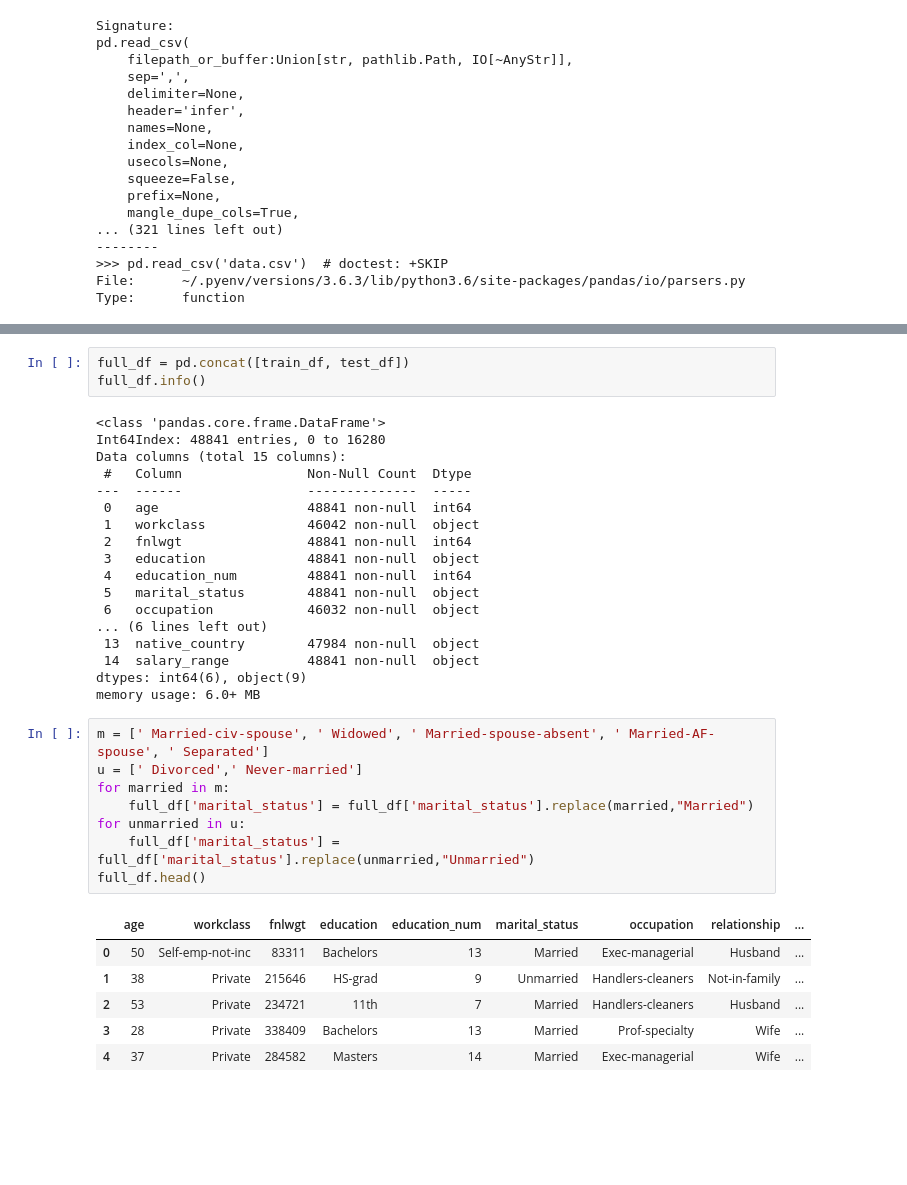
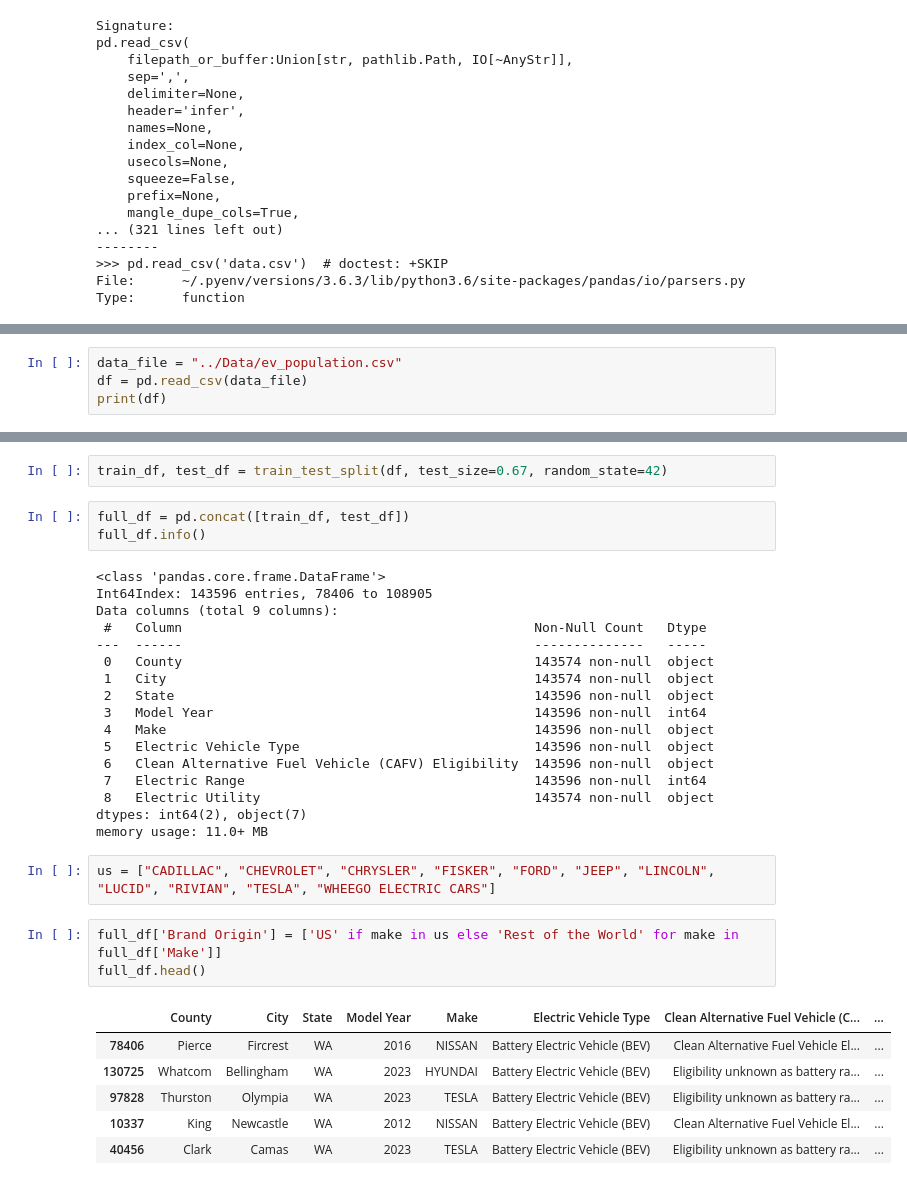
Before and after one commit to sabareesh-chinta/SeeDB-Results-Reproduction-Using-Census-Data, a Jupyter notebook: Code/preprocessing_csv.ipynb, the cells around one changed output, grey strips where cells are left out. Drawn from its saved outputs; the diff is of its cells as text; blank space fills up the shorter version.

```diff
--- a/Code/preprocessing_csv.ipynb
+++ b/Code/preprocessing_csv.ipynb
@@ -42,0 +47,4 @@ test_df = pd.read_csv("../Data/adult_test.csv", header=0, names = headers, na_va
+# %%
+data_file = "../Data/ev_population.csv"
+df = pd.read_csv(data_file)
+print(df)
@@ -43,39 +69,37 @@ test_df = pd.read_csv("../Data/adult_test.csv", header=0, names = headers, na_va
+# %%
+train_df, test_df = train_test_split(df, test_size=0.67, random_state=42)
 # %%
 full_df = pd.concat([train_df, test_df])
 full_df.info()
 # %% [output]
 <class 'pandas.core.frame.DataFrame'>
-Int64Index: 48841 entries, 0 to 16280
-Data columns (total 15 columns):
- #   Column                Non-Null Count  Dtype
----  ------                --------------  -----
- 0   age                   48841 non-null  int64
- 1   workclass             46042 non-null  object
- 2   fnlwgt                48841 non-null  int64
- 3   education             48841 non-null  object
- 4   education_num         48841 non-null  int64
- 5   marital_status        48841 non-null  object
- 6   occupation            46032 non-null  object
-... (6 lines left out)
- 13  native_country        47984 non-null  object
- 14  salary_range          48841 non-null  object
-dtypes: int64(6), object(9)
-memory usage: 6.0+ MB
+Int64Index: 143596 entries, 78406 to 108905
+Data columns (total 9 columns):
+ #   Column                                             Non-Null Count   Dtype
+---  ------                                             --------------   -----
+ 0   County                                             143574 non-null  object
+ 1   City                                               143574 non-null  object
+ 2   State                                              143596 non-null  object
+ 3   Model Year                                         143596 non-null  int64
+ 4   Make                                               143596 non-null  object
+ 5   Electric Vehicle Type                              143596 non-null  object
+ 6   Clean Alternative Fuel Vehicle (CAFV) Eligibility  143596 non-null  object
+ 7   Electric Range                                     143596 non-null  int64
+ 8   Electric Utility                                   143574 non-null  object
+dtypes: int64(2), object(7)
+memory usage: 11.0+ MB
-# %%
-m = [' Married-civ-spouse', ' Widowed', ' Married-spouse-absent', ' Married-AF-spouse', ' Separated']
-u = [' Divorced',' Never-married']
-for married in m:
-    full_df['marital_status'] = full_df['marital_status'].replace(married,"Married")
-for unmarried in u:
-    full_df['marital_status'] = full_df['marital_status'].replace(unmarried,"Unmarried")
-full_df.head()
-# %% [output]
-|  | age | workclass | fnlwgt | education | education_num | marital_status | occupation | relationship | ... |
-| 0 | 50 | Self-emp-not-inc | 83311 | Bachelors | 13 | Married | Exec-managerial | Husband | ... |
-| 1 | 38 | Private | 215646 | HS-grad | 9 | Unmarried | Handlers-cleaners | Not-in-family | ... |
-| 2 | 53 | Private | 234721 | 11th | 7 | Married | Handlers-cleaners | Husband | ... |
-| 3 | 28 | Private | 338409 | Bachelors | 13 | Married | Prof-specialty | Wife | ... |
-| 4 | 37 | Private | 284582 | Masters | 14 | Married | Exec-managerial | Wife | ... |
+# %%
+us = ["CADILLAC", "CHEVROLET", "CHRYSLER", "FISKER", "FORD", "JEEP", "LINCOLN", "LUCID", "RIVIAN", "TESLA", "WHEEGO ELECTRIC CARS"]
+# %%
+full_df['Brand Origin'] = ['US' if make in us else 'Rest of the World' for make in full_df['Make']]
+full_df.head()
+# %% [output]
+|  | County | City | State | Model Year | Make | Electric Vehicle Type | Clean Alternative Fuel Vehicle (C... | ... |
+| 78406 | Pierce | Fircrest | WA | 2016 | NISSAN | Battery Electric Vehicle (BEV) | Clean Alternative Fuel Vehicle El... | ... |
+| 130725 | Whatcom | Bellingham | WA | 2023 | HYUNDAI | Battery Electric Vehicle (BEV) | Eligibility unknown as battery ra... | ... |
+| 97828 | Thurston | Olympia | WA | 2023 | TESLA | Battery Electric Vehicle (BEV) | Eligibility unknown as battery ra... | ... |
+| 10337 | King | Newcastle | WA | 2012 | NISSAN | Battery Electric Vehicle (BEV) | Clean Alternative Fuel Vehicle El... | ... |
+| 40456 | Clark | Camas | WA | 2023 | TESLA | Battery Electric Vehicle (BEV) | Eligibility unknown as battery ra... | ... |
 # %%
 full_df.shape
 # %% [output]
```
Also changed, not shown: parts of 5 cells of this notebook, 8 other files.
